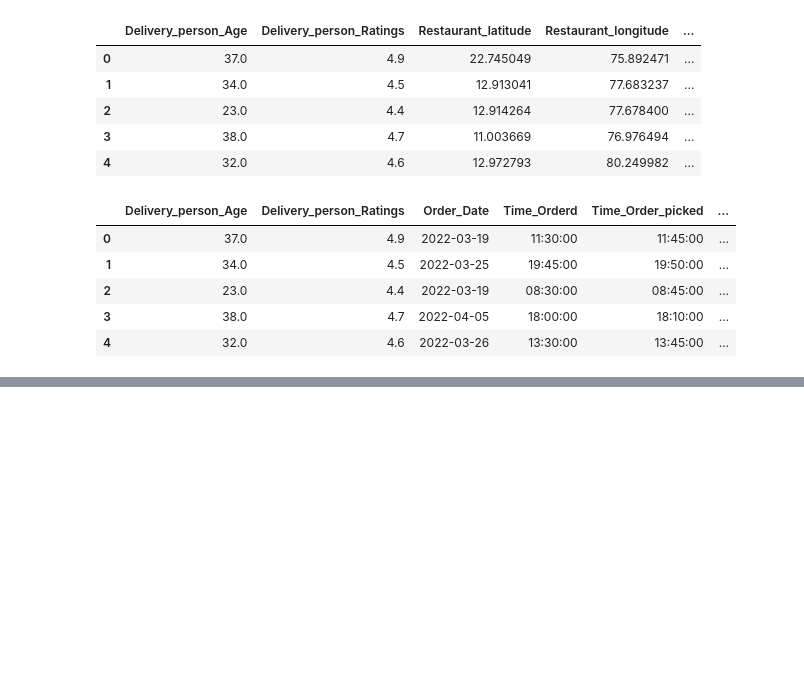
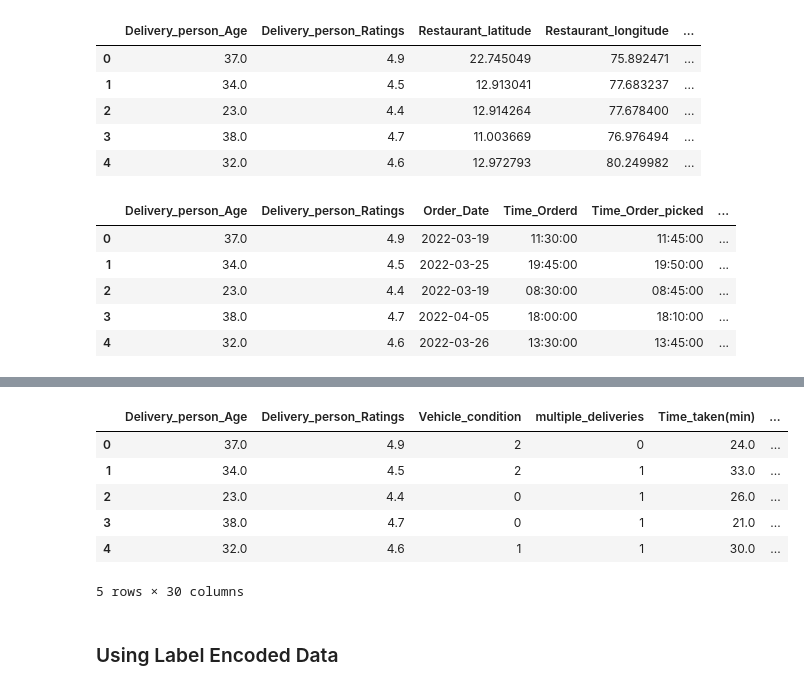
Before and after one commit to HRS0986/food-delivery-time-prediction, a Jupyter notebook: notebook.ipynb, the cells around one changed output, grey strips where cells are left out. Saved outputs shown, nothing was run; the diff lists cells and outputs as text; code cells hidden in the pictures; blank space fills up the shorter version.

```diff
--- a/notebook.ipynb
+++ b/notebook.ipynb
@@ -263,0 +370,11 @@ df.head()
+# %%
+df_ohe_only = pd.get_dummies(df, columns=df.select_dtypes(include='object').columns, dtype=int)
+df_ohe_only.head()
+# %% [output]
+|  | Delivery_person_Age | Delivery_person_Ratings | Vehicle_condition | multiple_deliveries | Time_taken(min) | ... |
+| 0 | 37.0 | 4.9 | 2 | 0 | 24.0 | ... |
+| 1 | 34.0 | 4.5 | 2 | 1 | 33.0 | ... |
+| 2 | 23.0 | 4.4 | 0 | 1 | 26.0 | ... |
+| 3 | 38.0 | 4.7 | 0 | 1 | 21.0 | ... |
+| 4 | 32.0 | 4.6 | 1 | 1 | 30.0 | ... |
+5 rows × 30 columns
@@ -263,0 +395,2 @@ df.head()
+# %% [markdown]
+### Using Label Encoded Data
```
Also changed, not shown: parts of 24 cells of this notebook, 2 other files.
